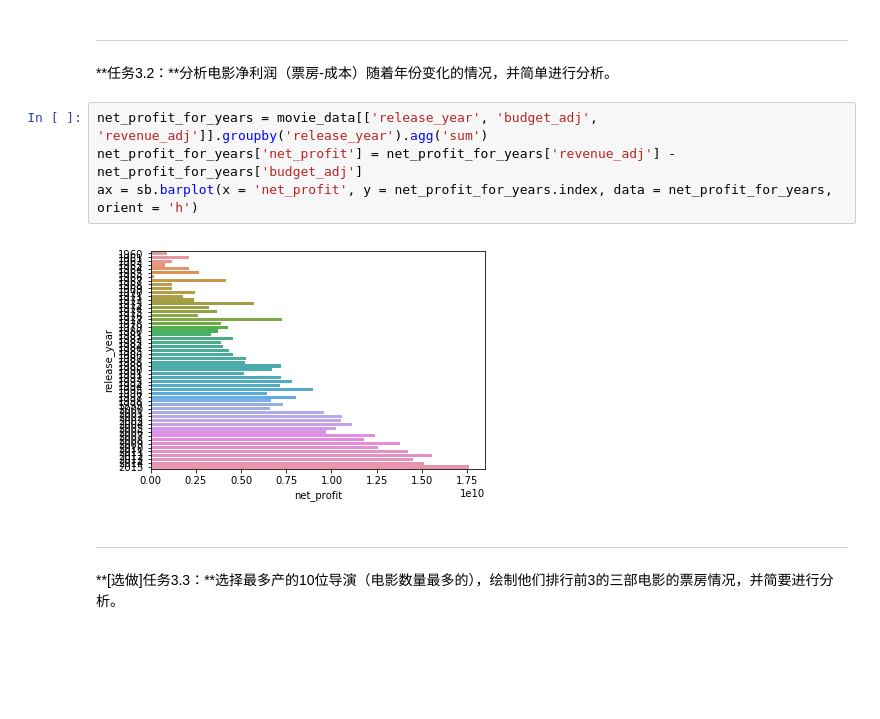
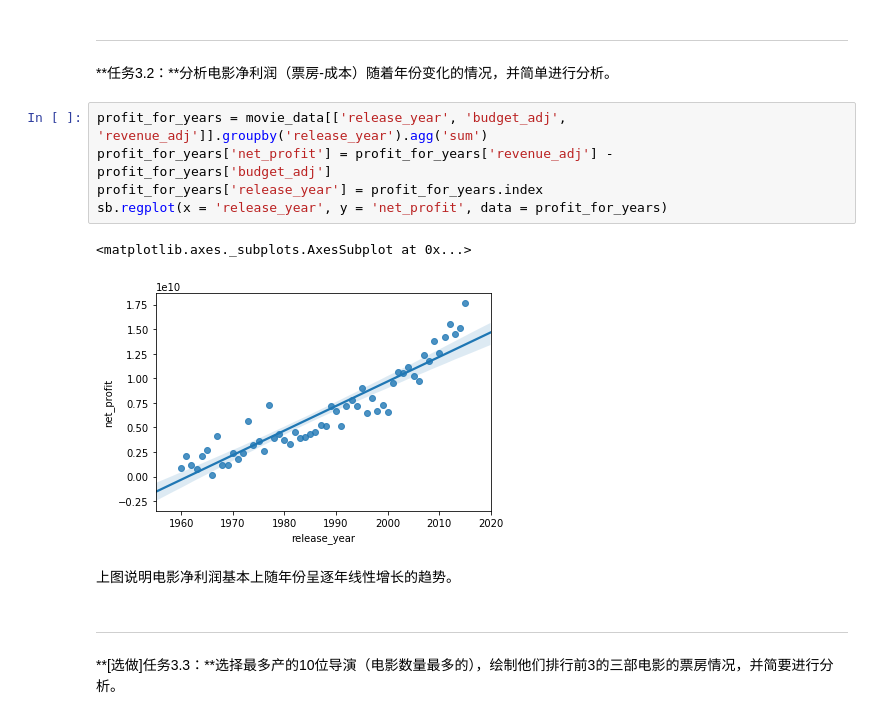
Before and after one commit to rainbowsgit/AI-program-basic, a Jupyter notebook: 3. Numpy Pandas Matplotlib/项目2 探索电影数据集/Explore Movie Dataset.ipynb, the cells around one changed output. Cells and saved outputs as stored; diff of their text form; blank space fills up the shorter version.

```diff
--- a/3. Numpy Pandas Matplotlib/项目2 探索电影数据集/Explore Movie Dataset.ipynb
+++ b/3. Numpy Pandas Matplotlib/项目2 探索电影数据集/Explore Movie Dataset.ipynb
@@ -384,11 +384,15 @@ top20_movies_bar = sb.barplot(x = 'popularity', y = 'original_title', data = top
 ---
 **任务3.2：**分析电影净利润（票房-成本）随着年份变化的情况，并简单进行分析。
 # %%
-net_profit_for_years = movie_data[['release_year', 'budget_adj', 'revenue_adj']].groupby('release_year').agg('sum')
-net_profit_for_years['net_profit'] = net_profit_for_years['revenue_adj'] - net_profit_for_years['budget_adj']
-ax = sb.barplot(x = 'net_profit', y = net_profit_for_years.index, data = net_profit_for_years, orient = 'h')
+profit_for_years = movie_data[['release_year', 'budget_adj', 'revenue_adj']].groupby('release_year').agg('sum')
+profit_for_years['net_profit'] = profit_for_years['revenue_adj'] - profit_for_years['budget_adj']
+profit_for_years['release_year'] = profit_for_years.index
+sb.regplot(x = 'release_year', y = 'net_profit', data = profit_for_years)
 # %% [output]
+<matplotlib.axes._subplots.AxesSubplot at 0x...>
-[figure, old version]
+[figure, new version]
+# %% [markdown]
+上图说明电影净利润基本上随年份呈逐年线性增长的趋势。
 # %% [markdown]
 ---
 
```
Also changed, not shown: parts of 2 cells of this notebook, 2 other files.
